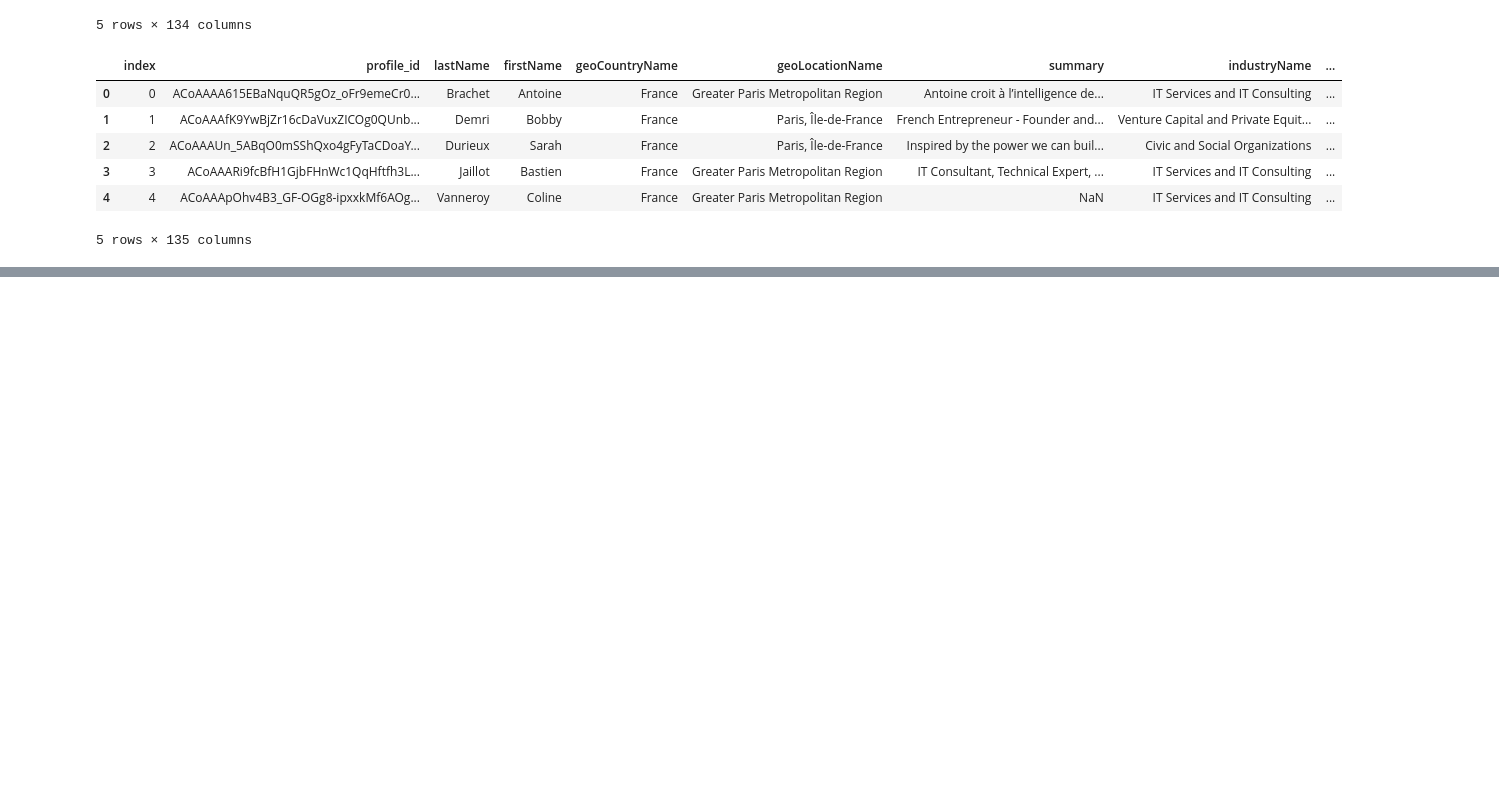
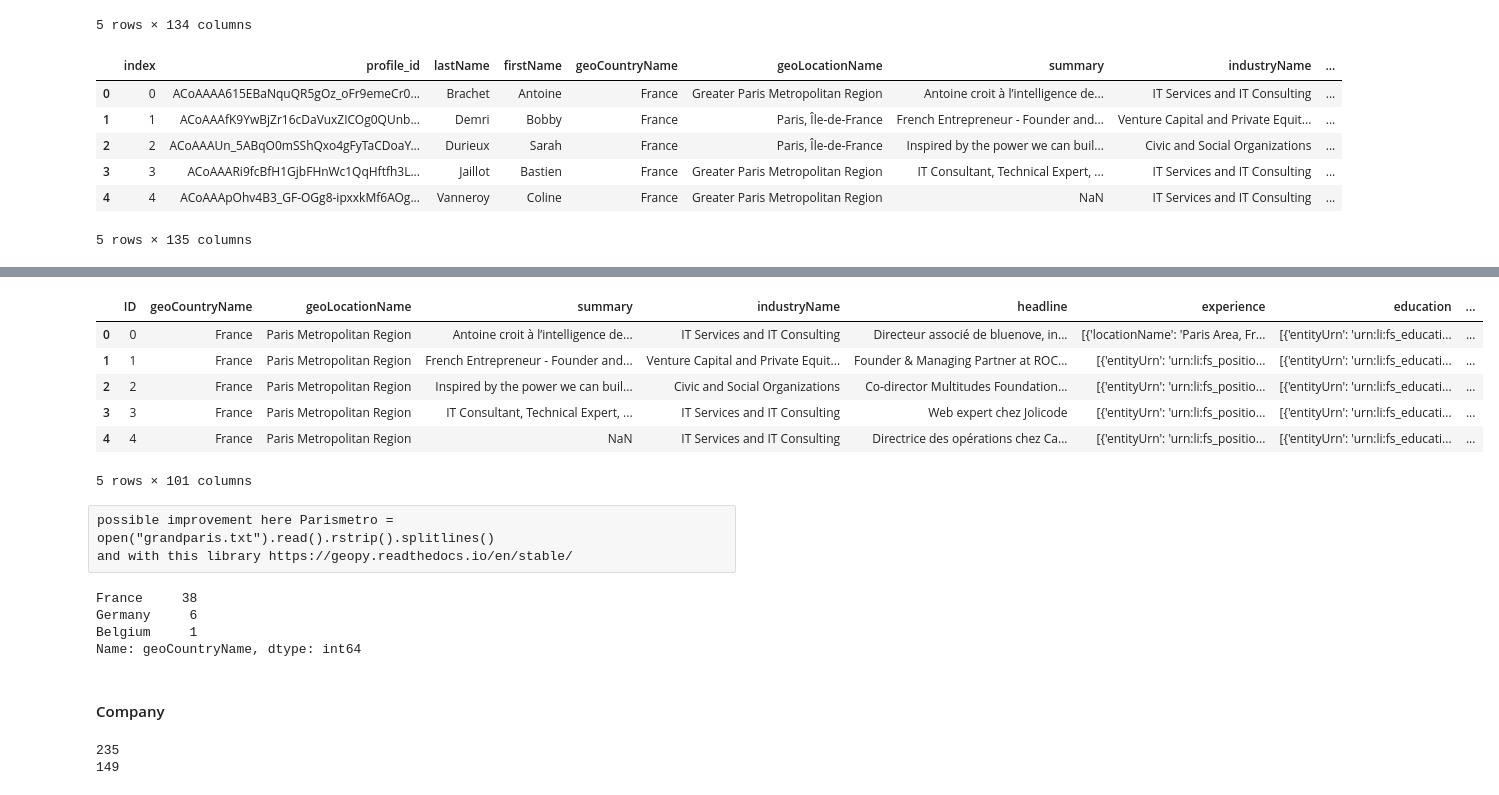
Before and after one commit to tatdef/IH_final_project, a Jupyter notebook: profiles/jsons_to_dataframe_cleaning.ipynb, the cells around one changed output, grey strips where cells are left out. Drawn from its saved outputs; the diff is of its cells as text; code cells hidden in the pictures; blank space fills up the shorter version.

Commit message:
data cleaning updated

```diff
--- a/profiles/jsons_to_dataframe_cleaning.ipynb
+++ b/profiles/jsons_to_dataframe_cleaning.ipynb
@@ -302 +324,6 @@ names.to_csv("names.csv", sep=';', index=False)
+# %%
+# dropping timePeriod columns (since they were split)
+for i in profiles_experience.columns:
+    if 'timePeriod' in i:
+        profiles_experience.drop(columns=i, inplace=True)
 # %% [markdown]
@@ -340,0 +359,61 @@ profiles_experience.head()
+# %%
+# recoding location columns
+# note : this type of formatting flattens elements with different locations giving priority to the french one
+
+def recoding_location(x):
+    x=str(x)
+    if ("Paris" in x) or ("PAris" in x) or ("Montreuil" in x) or ("Puteaux" in x):
+        return 'Paris Metropolitan Region'
+    elif ("Brussels" in x) or ("Bruxelles" in x):
+         return 'Brussels Metropolitan Region'
+    elif "Berlin" in x:
+         return 'Berlin Metropolitan Region'
+    elif "Nantes" in x:
+         return 'Nantes Metropolitan Region'
+    elif "Bordeaux" in x:
+         return 'Bordeaux Metropolitan Region'
+    elif "Lyon" in x:
+         return 'Lyon Metropolitan Region'
+    elif "Marseille" in x:
+         return 'Marseille Metropolitan Region'
+    elif "Lille" in x:
+         return 'Lille Metropolitan Region'
+    else:
+        return x
+
+# replace " France" (if it is only the word, not Ile de France) by nothing?
+# %%
+for i in profiles_experience.columns:
+    if ('locationName' in i) or ('LocationName' in i):
+        profiles_experience[i]= profiles_experience[i].apply(recoding_location)
+
+profiles_experience.head()
+# %% [output]
+|  | ID | geoCountryName | geoLocationName | summary | industryName | headline | experience | education | ... |
+| 0 | 0 | France | Paris Metropolitan Region | Antoine croit à l’intelligence de... | IT Services and IT Consulting | Directeur associé de bluenove, in... | [{'locationName': 'Paris Area, Fr... | [{'entityUrn': 'urn:li:fs_educati... | ... |
+| 1 | 1 | France | Paris Metropolitan Region | French Entrepreneur - Founder and... | Venture Capital and Private Equit... | Founder & Managing Partner at ROC... | [{'entityUrn': 'urn:li:fs_positio... | [{'entityUrn': 'urn:li:fs_educati... | ... |
+| 2 | 2 | France | Paris Metropolitan Region | Inspired by the power we can buil... | Civic and Social Organizations | Co-director Multitudes Foundation... | [{'entityUrn': 'urn:li:fs_positio... | [{'entityUrn': 'urn:li:fs_educati... | ... |
+| 3 | 3 | France | Paris Metropolitan Region | IT Consultant, Technical Expert, ... | IT Services and IT Consulting | Web expert chez Jolicode | [{'entityUrn': 'urn:li:fs_positio... | [{'entityUrn': 'urn:li:fs_educati... | ... |
+| 4 | 4 | France | Paris Metropolitan Region | NaN | IT Services and IT Consulting | Directrice des opérations chez Ca... | [{'entityUrn': 'urn:li:fs_positio... | [{'entityUrn': 'urn:li:fs_educati... | ... |
+5 rows × 101 columns
+# %% [raw]
+possible improvement here Parismetro = open("grandparis.txt").read().rstrip().splitlines()
+and with this library https://geopy.readthedocs.io/en/stable/
+# %%
+profiles_experience.geoCountryName.value_counts()
+# %% [output]
+France     38
+Germany     6
+Belgium     1
+Name: geoCountryName, dtype: int64
+# %% [markdown]
+#### Company
+# %%
+list_companies=list(profiles_experience.exp1_companyName.str.lower())+list(profiles_experience.exp2_companyName.str.lower())+list(profiles_experience.exp3_companyName.str.lower())+list(profiles_experience.exp4_companyName.str.lower())+ list(profiles_experience.exp5_companyName.str.lower())
+print(len(list_companies)), print(len(set(list_companies)))
+df=pd.DataFrame(set(list_companies))
+df.columns=['company']
+dict_companies=df.company.value_counts().sort_index().to_dict()
+# %% [output]
+235
+149
```
Also changed, not shown: parts of 30 cells of this notebook, 2 other files.
